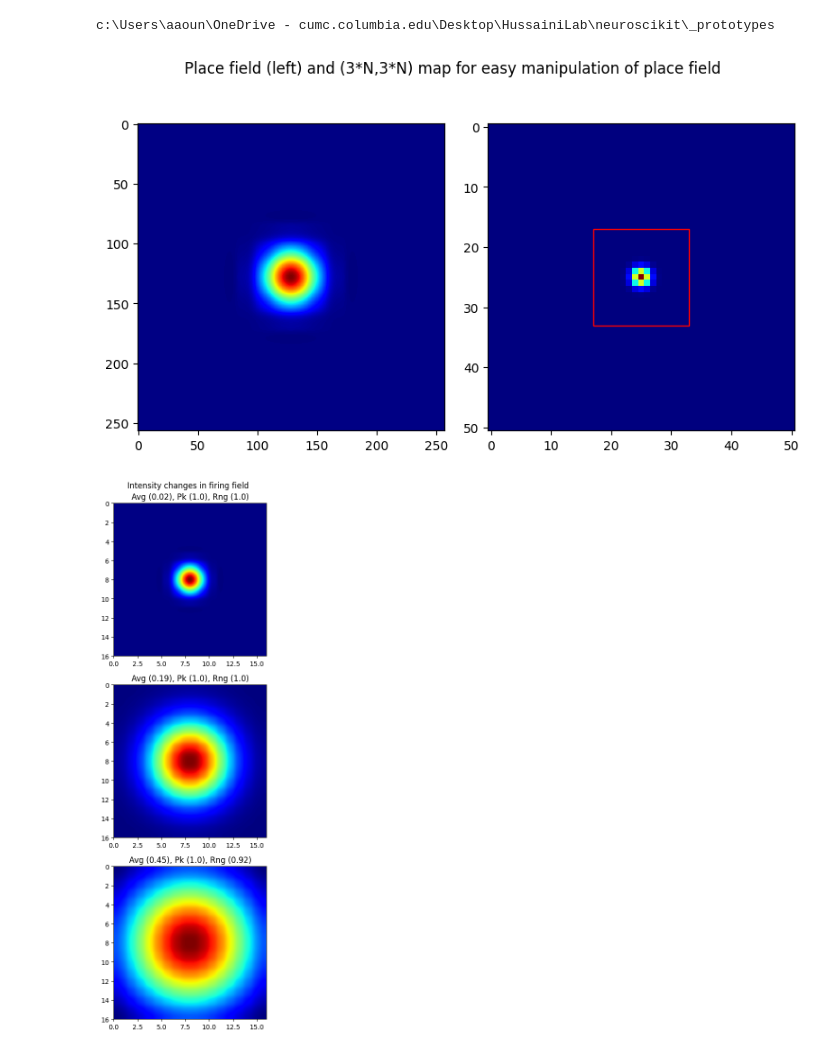
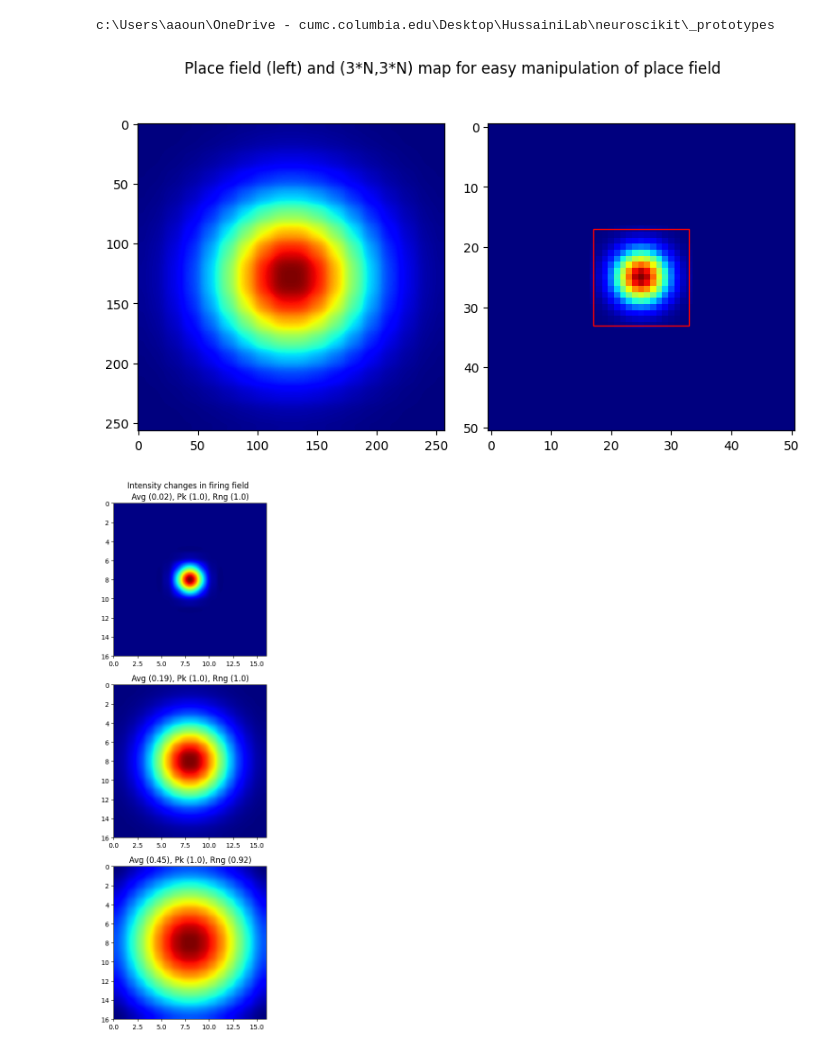
Before and after one commit to olivershetler/neuroscikit, a Jupyter notebook: _prototypes/cell_remapping/remapping_paper/synth_time_rate.ipynb, the cells around one changed output. Cells and saved outputs as stored; diff of their text form; code cells hidden in the pictures.

```diff
--- a/_prototypes/cell_remapping/remapping_paper/synth_time_rate.ipynb
+++ b/_prototypes/cell_remapping/remapping_paper/synth_time_rate.ipynb
@@ -64,35 +64,35 @@ def make_single_field(N=16, stdev=10, shift_row=0, shift_col=0, custom_gauss=Non
     if rowend >= len(single_field):
         rowend -= len(single_field)
         rowinter = N - rowend
     else:
         rowinter = N
 
     # if N % 2 == 0:
     #     single_field[row[0]-ceil(N/2):row[0]+ceil(N/2), col[0]-ceil(N/2):col[0]+ceil(N/2)] = kernel[:rowinter, :colinter]
     # else:
     #     single_field[row[0]-N//2:row[0]+ceil(N/2), col[0]-N//2:col[0]+ceil(N/2)] = kernel[:rowinter, :colinter]
 
     single_field[row[0]-ceil(N/2):row[0]+N//2, col[0]-ceil(N/2):col[0]+N//2] = kernel
     return single_field
 
 N = 17
-stdev = 1
+stdev = 3
 single_field = make_single_field(N, stdev)
 k1d = signal.gaussian(N, std=stdev).reshape(N, 1)
 kernel = np.outer(k1d, k1d)
 
 fig = plt.figure(figsize=(8,5))
 ax = plt.subplot(1,2,1)
 ax.imshow(_interpolate_matrix(kernel), cmap='jet')
 ax = plt.subplot(1,2,2)
 ax.imshow((single_field), cmap='jet')
 rect = patches.Rectangle((N, N), N-1, N-1, linewidth=1, edgecolor='r', facecolor='none')
 ax.add_patch(rect)
 fig.tight_layout()
 fig.suptitle('Place field (left) and (3*N,3*N) map for easy manipulation of place field')
 plt.show()
 # %% [output]
-[figure, old version]
+[figure, new version]
 # %%
 N = 17
 stdev = 1
```
Also changed, not shown: 10 other files.
